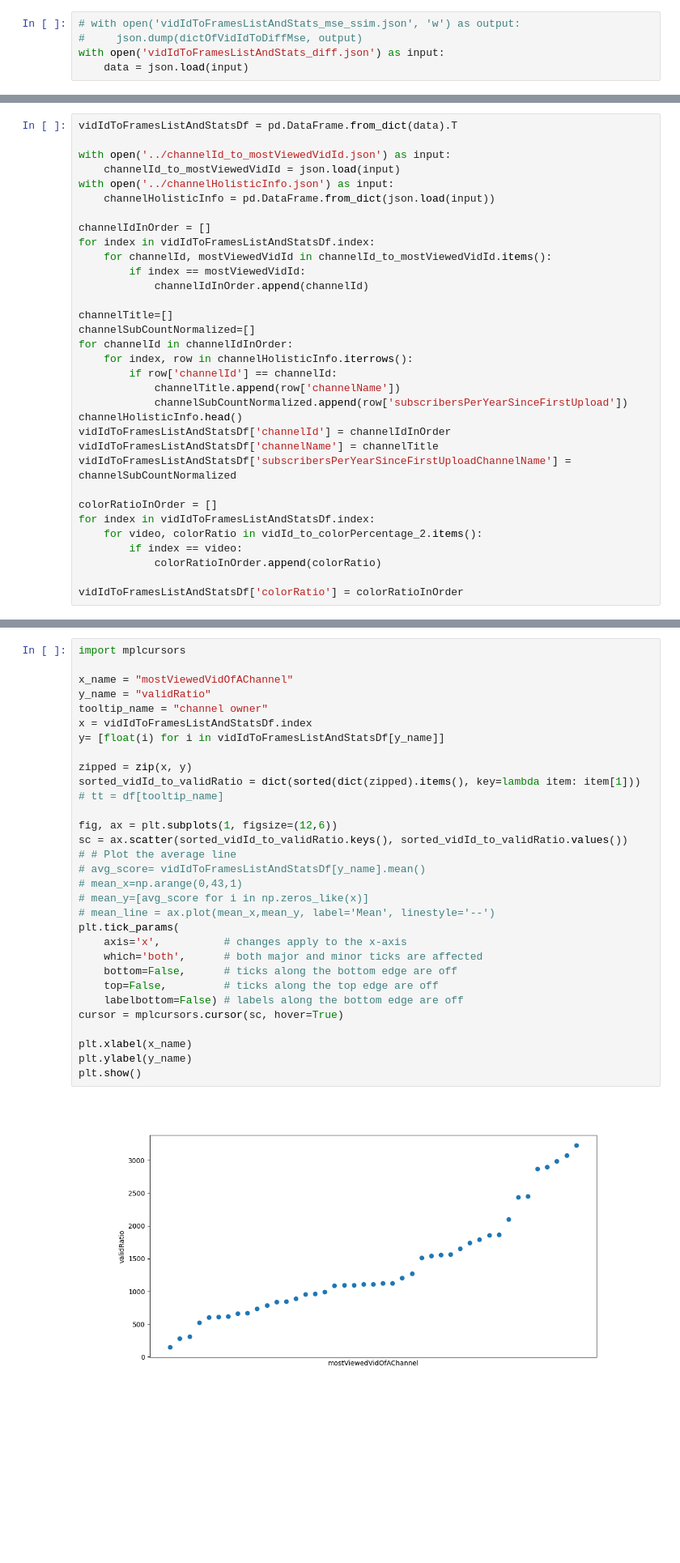
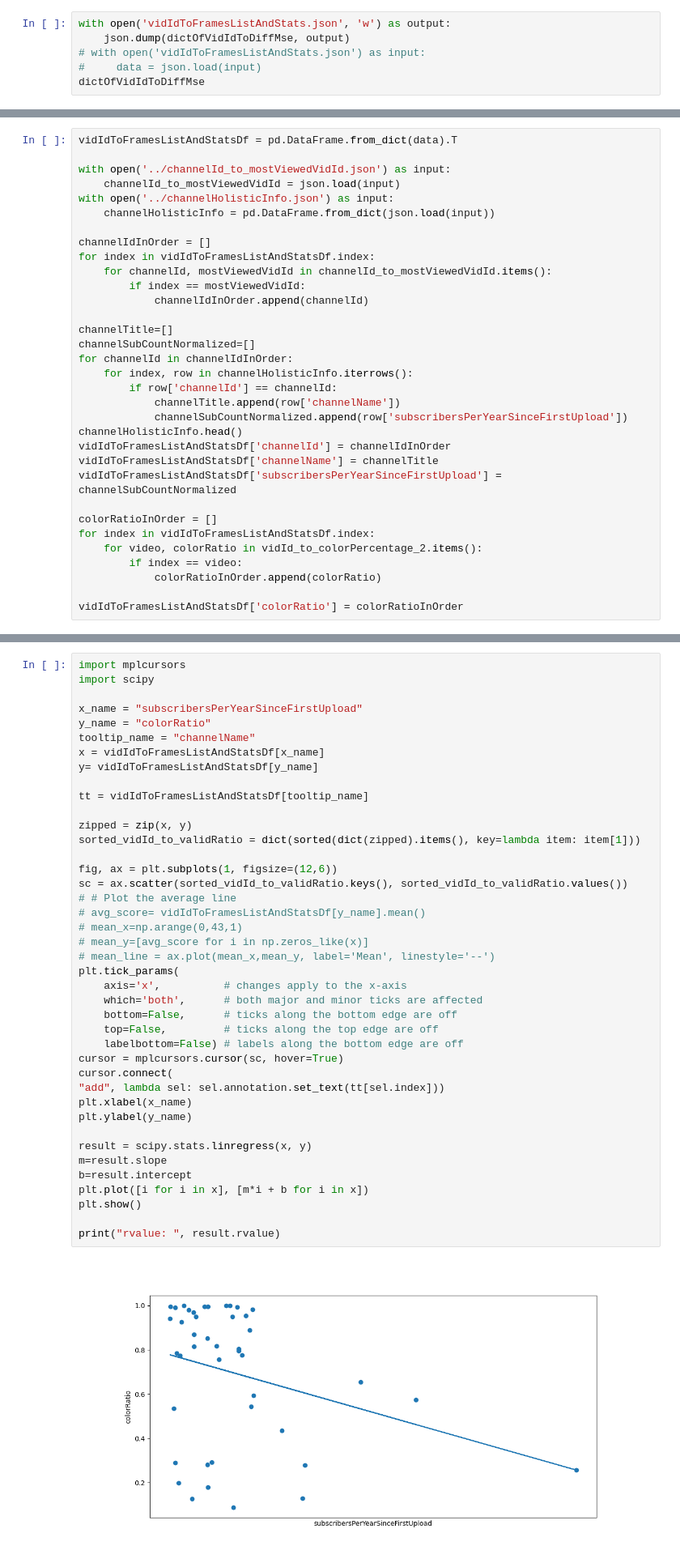
Before and after one commit to ojiwon-kenobi/youtuberChannels, a Jupyter notebook: animation_analysis/animation_analysis.ipynb, the cells around one changed output, grey strips where cells are left out. Shown at 81% size. Cells and saved outputs as stored; diff of their text form; blank space fills up the shorter version.

```diff
--- a/animation_analysis/animation_analysis.ipynb
+++ b/animation_analysis/animation_analysis.ipynb
@@ -540,5 +475,6 @@ for lineartPath in glob.glob("frames/*"):
 # %%
-# with open('vidIdToFramesListAndStats_mse_ssim.json', 'w') as output:
-#     json.dump(dictOfVidIdToDiffMse, output)
-with open('vidIdToFramesListAndStats_diff.json') as input:
-    data = json.load(input)
+with open('vidIdToFramesListAndStats.json', 'w') as output:
+    json.dump(dictOfVidIdToDiffMse, output)
+# with open('vidIdToFramesListAndStats.json') as input:
+#     data = json.load(input)
+dictOfVidIdToDiffMse
@@ -566,7 +520,7 @@ for channelId in channelIdInOrder:
 channelHolisticInfo.head()
 vidIdToFramesListAndStatsDf['channelId'] = channelIdInOrder
 vidIdToFramesListAndStatsDf['channelName'] = channelTitle
-vidIdToFramesListAndStatsDf['subscribersPerYearSinceFirstUploadChannelName'] = channelSubCountNormalized
+vidIdToFramesListAndStatsDf['subscribersPerYearSinceFirstUpload'] = channelSubCountNormalized
 
 colorRatioInOrder = []
 for index in vidIdToFramesListAndStatsDf.index:
@@ -579,34 +553,44 @@ vidIdToFramesListAndStatsDf['colorRatio'] = colorRatioInOrder
 %matplotlib widget
 # %%
 import mplcursors
+import scipy
 
-x_name = "mostViewedVidOfAChannel"
-y_name = "validRatio"
-tooltip_name = "channel owner"
-x = vidIdToFramesListAndStatsDf.index
-y= [float(i) for i in vidIdToFramesListAndStatsDf[y_name]]
+x_name = "subscribersPerYearSinceFirstUpload"
+y_name = "colorRatio"
+tooltip_name = "channelName"
+x = vidIdToFramesListAndStatsDf[x_name]
+y= vidIdToFramesListAndStatsDf[y_name]
+
+tt = vidIdToFramesListAndStatsDf[tooltip_name]
 
 zipped = zip(x, y)
 sorted_vidId_to_validRatio = dict(sorted(dict(zipped).items(), key=lambda item: item[1]))
-# tt = df[tooltip_name]
 
 fig, ax = plt.subplots(1, figsize=(12,6))
 sc = ax.scatter(sorted_vidId_to_validRatio.keys(), sorted_vidId_to_validRatio.values())
 # # Plot the average line
 # avg_score= vidIdToFramesListAndStatsDf[y_name].mean()
 # mean_x=np.arange(0,43,1)
 # mean_y=[avg_score for i in np.zeros_like(x)]
 # mean_line = ax.plot(mean_x,mean_y, label='Mean', linestyle='--')
 plt.tick_params(
     axis='x',          # changes apply to the x-axis
     which='both',      # both major and minor ticks are affected
     bottom=False,      # ticks along the bottom edge are off
     top=False,         # ticks along the top edge are off
     labelbottom=False) # labels along the bottom edge are off
 cursor = mplcursors.cursor(sc, hover=True)
-
+cursor.connect(
+"add", lambda sel: sel.annotation.set_text(tt[sel.index]))
 plt.xlabel(x_name)
 plt.ylabel(y_name)
+
+result = scipy.stats.linregress(x, y)
+m=result.slope
+b=result.intercept
+plt.plot([i for i in x], [m*i + b for i in x])
 plt.show()
+
+print("rvalue: ", result.rvalue)
 # %% [output]
-[figure, old version]
+[figure, new version]
```
Also changed, not shown: parts of 12 cells of this notebook, 4 other files.
